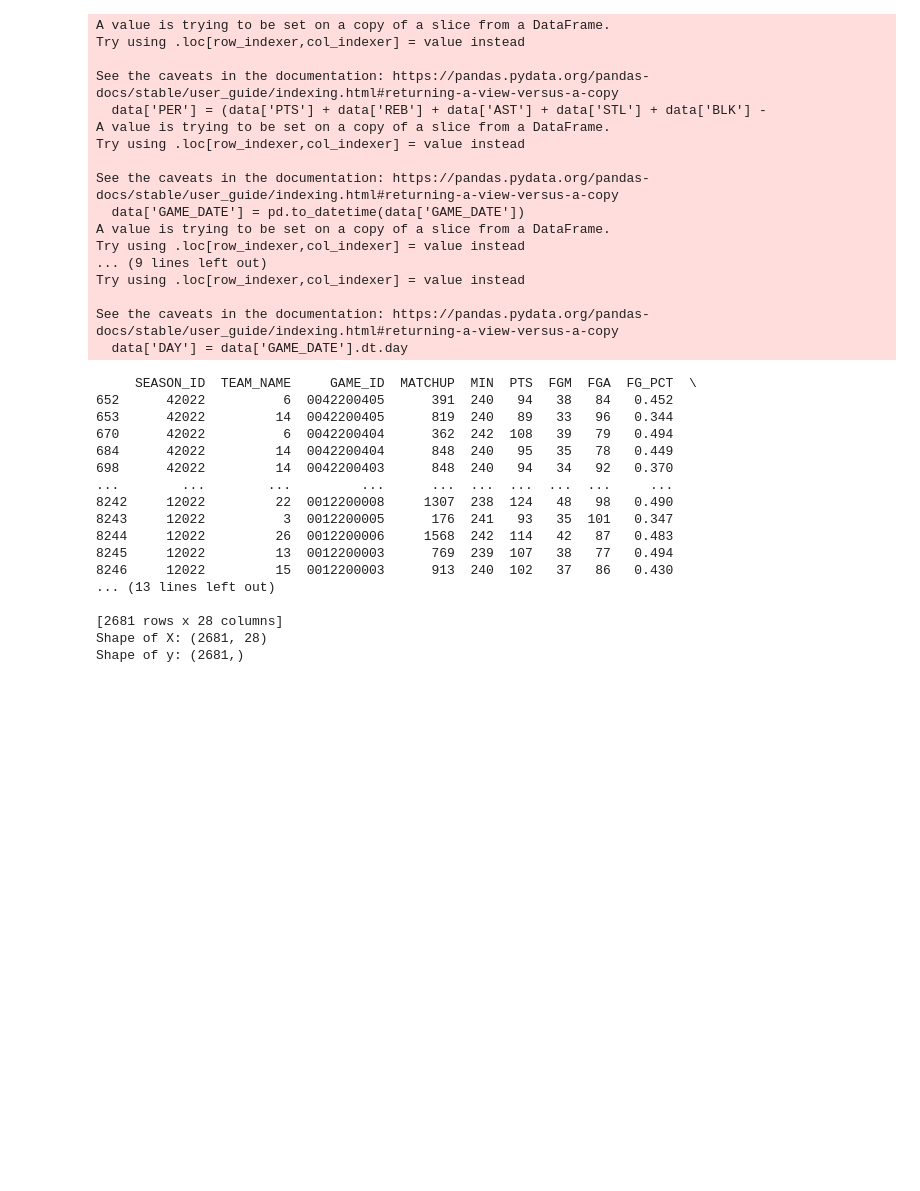
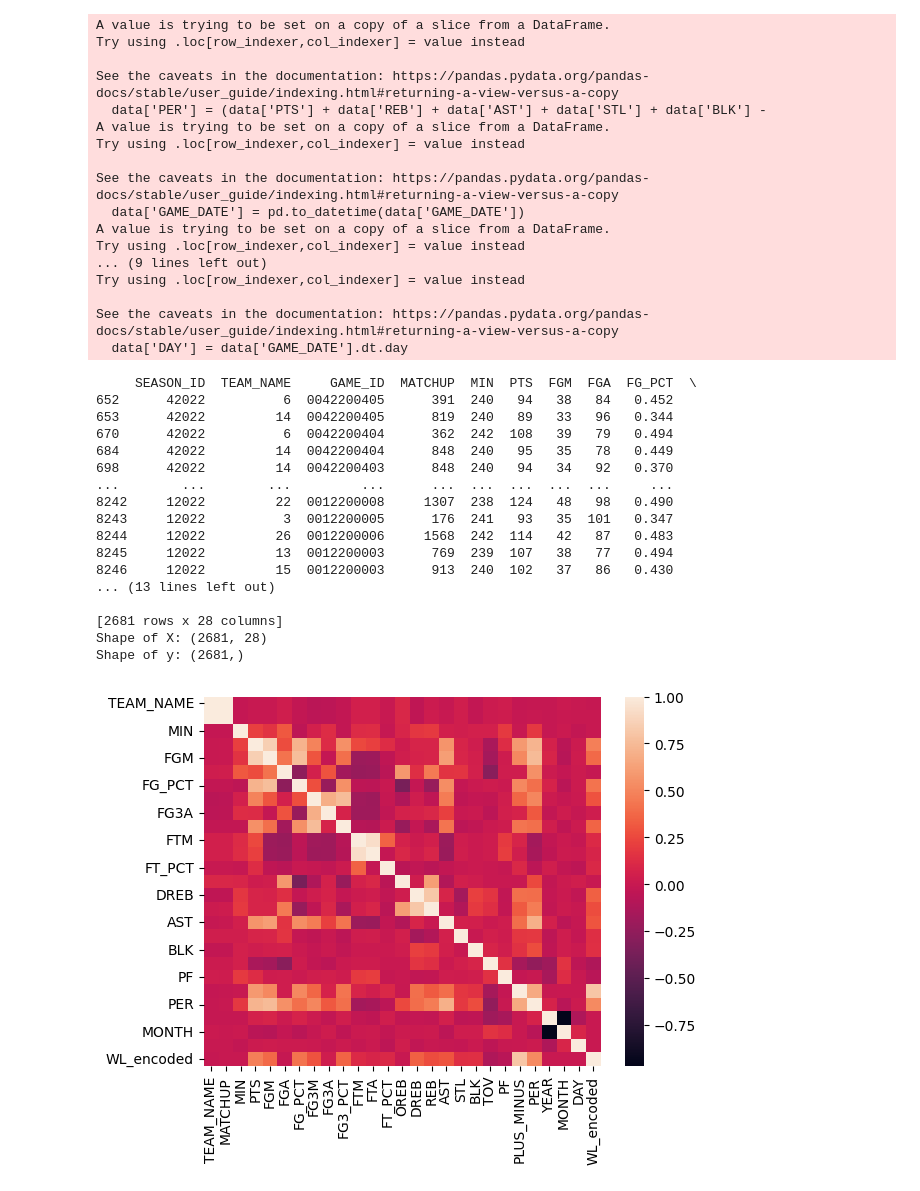
Before and after one commit to ghadfield32/Linear_Regression, a Jupyter notebook: nba_lr_22_23_season.ipynb, the cells around one changed output. Drawn from its saved outputs; the diff is of its cells as text; code cells hidden in the pictures; blank space fills up the shorter version.

```diff
--- a/nba_lr_22_23_season.ipynb
+++ b/nba_lr_22_23_season.ipynb
@@ -105,7 +105,7 @@ See the caveats in the documentation: https://pandas.pydata.org/pandas-docs/stab
 # Data Visualization to understand the variables better
 # Heat Map
 
-#sns.heatmap(season_data.corr()) #coor for coordinates
+sns.heatmap(season_data.corr()) #coor for coordinates
 
 
 import pandas as pd
@@ -124,31 +124,32 @@ season_data['MATCHUP'] = labelencoder.fit_transform(season_data['MATCHUP'])
 # Drop any rows with missing values from season_data
 season_data.dropna(inplace=True)
 
 # Define X and y using the updated season_data DataFrame
 X = season_data.drop(columns=[y_column,'GAME_DATE','TEAM_ABBREVIATION','WL'])
 y = season_data[y_column]
 
 print(X) #checking on the columns to ensure coded and the length is long enough for the season/playoffs
 
 # Confirm the shape of X and y after handling missing values and encoding
 print("Shape of X:", X.shape)
 print("Shape of y:", y.shape)
 # %% [output]
      SEASON_ID  TEAM_NAME     GAME_ID  MATCHUP  MIN  PTS  FGM  FGA  FG_PCT  \
 652      42022          6  0042200405      391  240   94   38   84   0.452
 653      42022         14  0042200405      819  240   89   33   96   0.344
 670      42022          6  0042200404      362  242  108   39   79   0.494
 684      42022         14  0042200404      848  240   95   35   78   0.449
 698      42022         14  0042200403      848  240   94   34   92   0.370
 ...        ...        ...         ...      ...  ...  ...  ...  ...     ...
 8242     12022         22  0012200008     1307  238  124   48   98   0.490
 8243     12022          3  0012200005      176  241   93   35  101   0.347
 8244     12022         26  0012200006     1568  242  114   42   87   0.483
 8245     12022         13  0012200003      769  239  107   38   77   0.494
 8246     12022         15  0012200003      913  240  102   37   86   0.430
 ... (13 lines left out)
 
 [2681 rows x 28 columns]
 Shape of X: (2681, 28)
 Shape of y: (2681,)
+[figure, added]
 # %%
```
Also changed, not shown: parts of 3 cells of this notebook.
